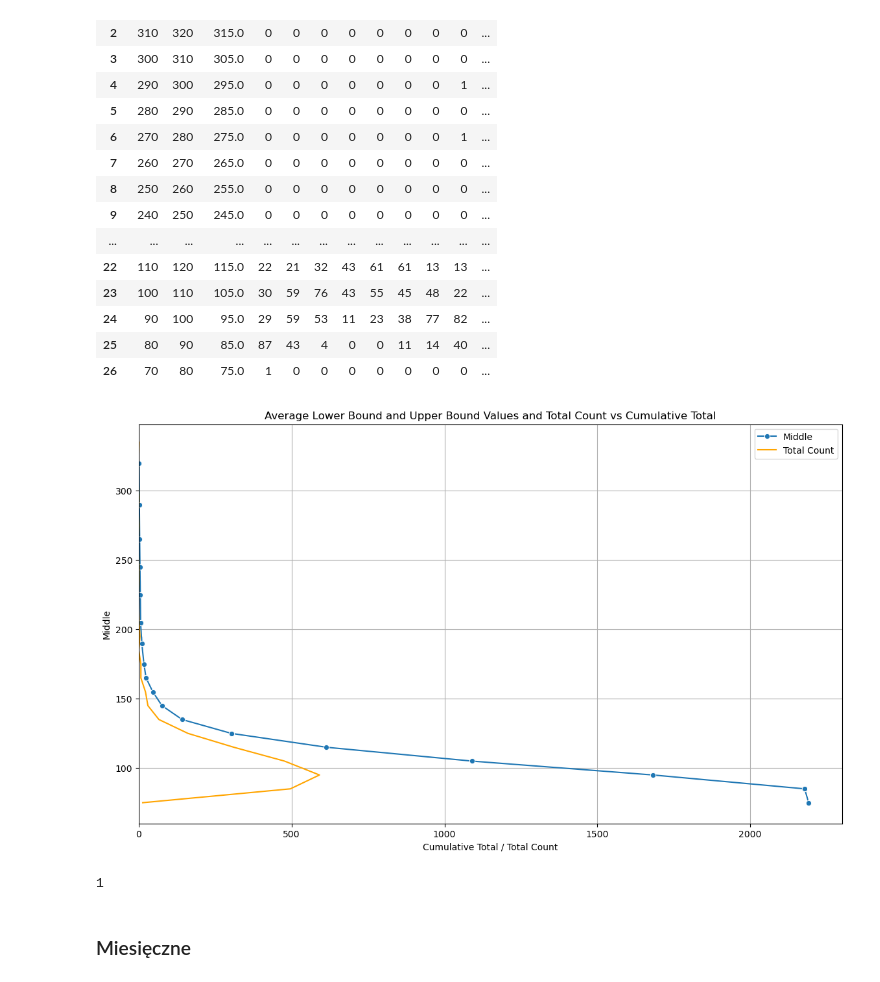
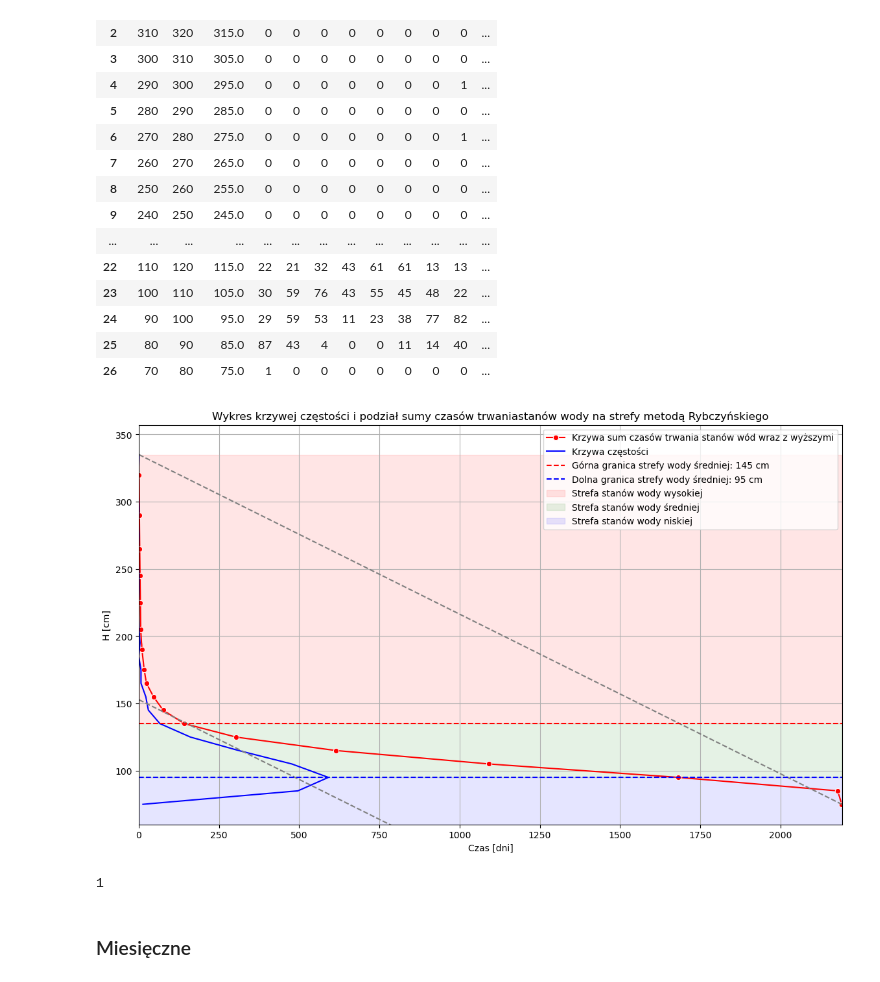
Before and after one commit to Daldek/IMGWTools, a Jupyter notebook: Notebooks/Stats.ipynb, the cells around one changed output. Cells and saved outputs as stored; diff of their text form; code cells hidden in the pictures.

```diff
--- a/Notebooks/Stats.ipynb
+++ b/Notebooks/Stats.ipynb
@@ -146,8 +61,3 @@ dobowe.calculate_water_levels_frequency()
 | 24 | 90 | 100 | 95.0 | 29 | 59 | 53 | 11 | 23 | 38 | 77 | 82 | ... |
 | 25 | 80 | 90 | 85.0 | 87 | 43 | 4 | 0 | 0 | 11 | 14 | 40 | ... |
 | 26 | 70 | 80 | 75.0 | 1 | 0 | 0 | 0 | 0 | 0 | 0 | 0 | ... |
-# %%
-dobowe.plt_water_level_frequency()
-# %% [output]
-[figure, removed]
-1
@@ -156,3 +64,8 @@ dobowe.plt_water_level_frequency()
+# %%
+dobowe.plt_water_level_frequency(method='rybczynski', x_selected = 66, y_selected = 145)
+# %% [output]
+[figure, added]
+1
 # %% [markdown]
 <h3>Miesięczne</h3>
 # %%
```
Also changed, not shown: parts of 14 cells of this notebook, 1 other file.
